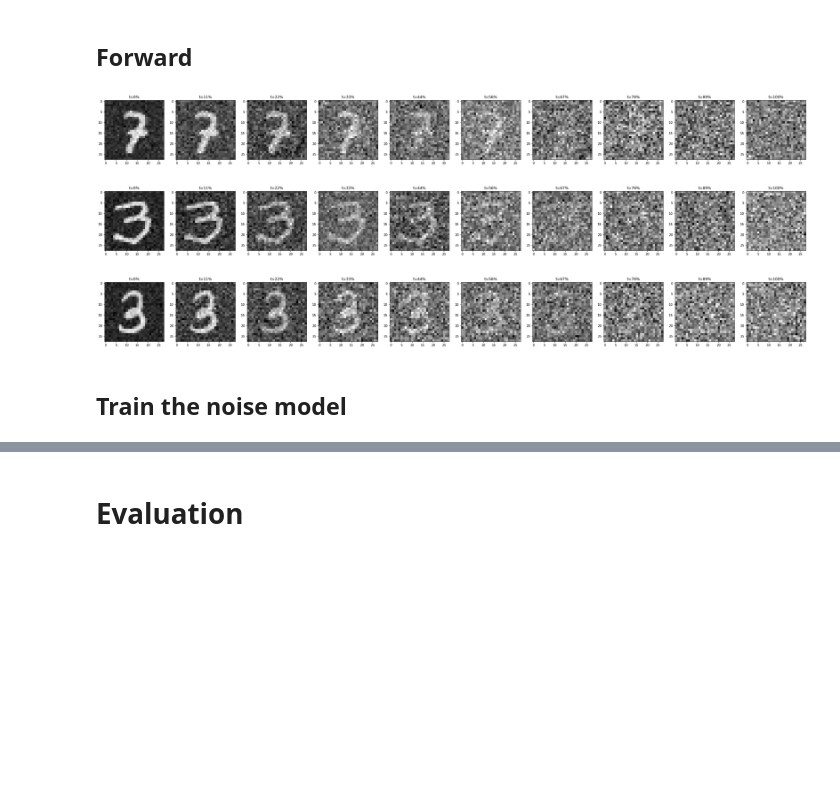
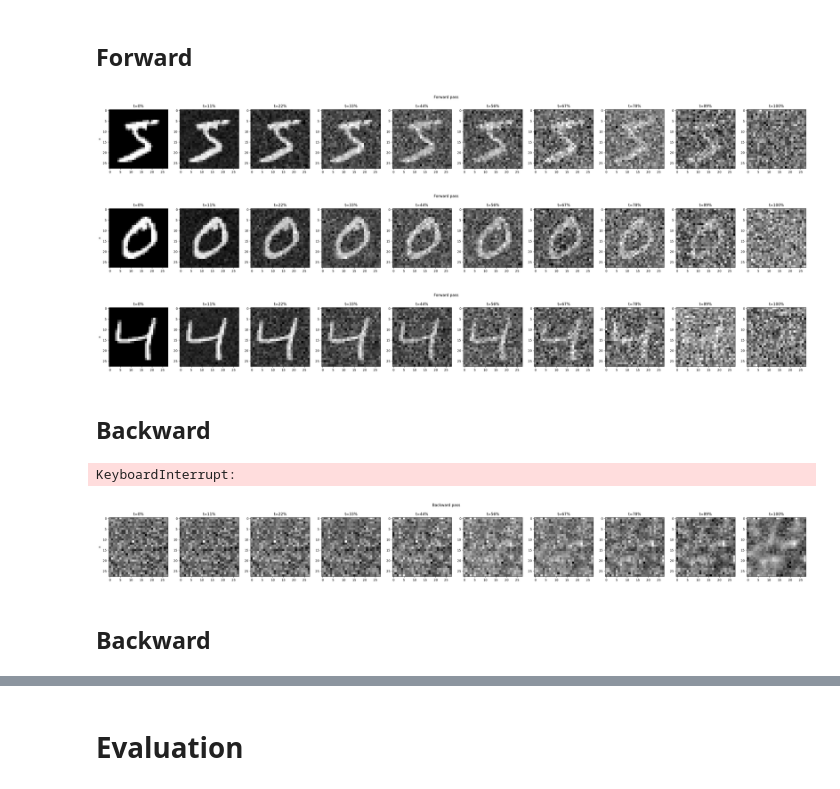
Before and after one commit to lucasmrdt/diffusion-model, a Jupyter notebook: notebooks/model_on_mnist.ipynb, the cells around one changed output, grey strips where cells are left out. Drawn from its saved outputs; the diff is of its cells as text; code cells hidden in the pictures; blank space fills up the shorter version.

```diff
--- a/notebooks/model_on_mnist.ipynb
+++ b/notebooks/model_on_mnist.ipynb
@@ -112,17 +71,15 @@ V18
 # %% [markdown]
 ## Forward
-# %%
-NB_DISPLAYED = 10
-NB_EXAMPLES = 3
-
-xs = dataset[:NB_EXAMPLES]
-xs = forward_module.loop_forward(xs, nb_displayed_steps=NB_DISPLAYED)
-xs = rearrange(xs, "t n h w -> n t h w")
-for x in xs:
-    plot_evolutions(x)
-# %% [output]
-[figure, removed]
-[figure, removed]
-[figure, removed]
-# %% [markdown]
-## Train the noise model
+# %%
+fwd = Forwarder(scheduler=sch)
+
+for x in X[:3]:
+    x = x.to(device)
+    x_by_t = fwd.forward_loop(x)
+    many_imshow(x_by_t, y_title="x", title="Forward pass")
+# %% [output]
+[figure, added]
+[figure, added]
+[figure, added]
+# %% [markdown]
+## Backward
@@ -128,0 +99,12 @@ for x in xs:
+# %%
+dataset = torch.utils.data.TensorDataset(X, y_hot)
+dataloader = torch.utils.data.DataLoader(dataset, batch_size=256)
+model.fit(dataloader, logger=logger, n_epochs=100)
+# %% [output]
+KeyboardInterrupt:
+# %%
+plot_backward()
+# %% [output]
+[figure, added]
+# %% [markdown]
+## Backward
```
Also changed, not shown: parts of 29 cells of this notebook, 18 other files.
